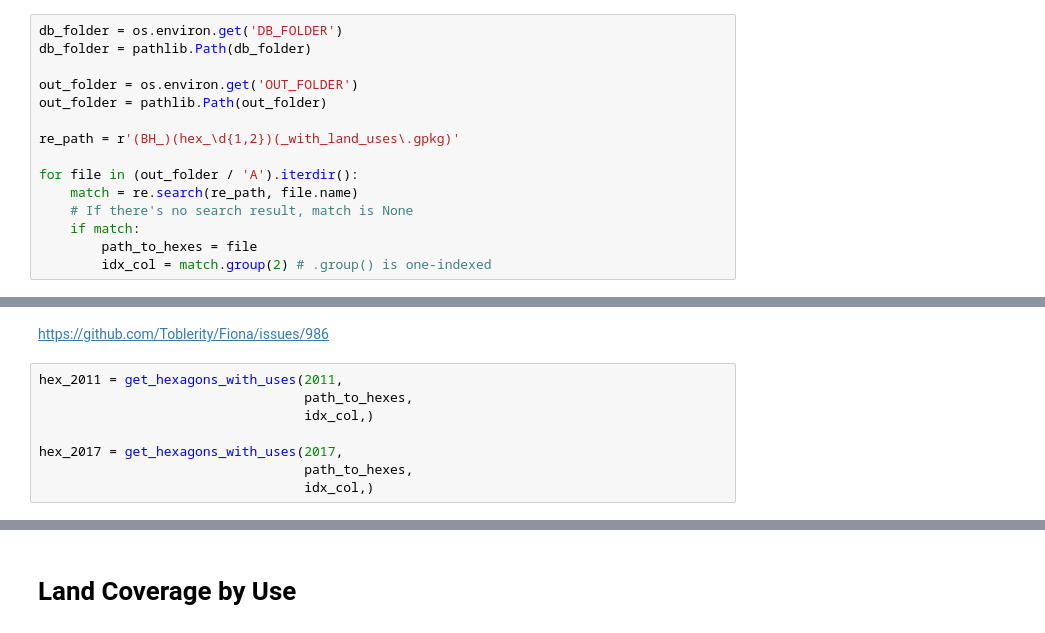
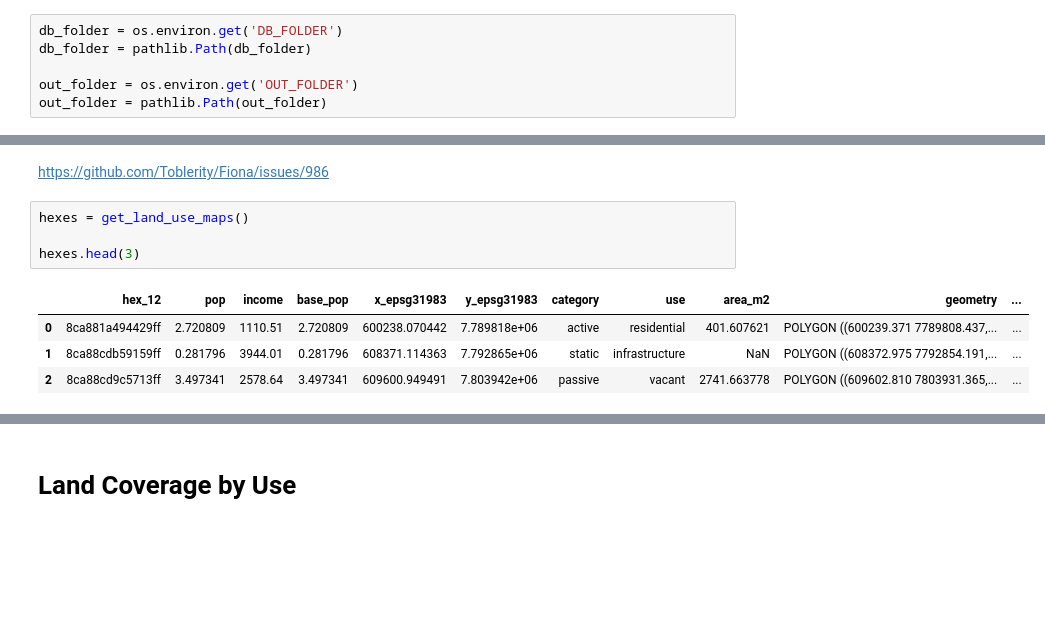
Before and after one commit to zehbrandao/thesis, a Jupyter notebook: C00_empirical_analysis_measures.ipynb, the cells around one changed output, grey strips where cells are left out. Drawn from its saved outputs; the diff is of its cells as text; blank space fills up the shorter version.

```diff
--- a/C00_empirical_analysis_measures.ipynb
+++ b/C00_empirical_analysis_measures.ipynb
@@ -39,13 +42,4 @@ db_folder = pathlib.Path(db_folder)
 
 out_folder = os.environ.get('OUT_FOLDER')
 out_folder = pathlib.Path(out_folder)
-
-re_path = r'(BH_)(hex_\d{1,2})(_with_land_uses\.gpkg)'
-
-for file in (out_folder / 'A').iterdir():
-    match = re.search(re_path, file.name)
-    # If there's no search result, match is None
-    if match:
-        path_to_hexes = file
-        idx_col = match.group(2) # .group() is one-indexed
 # %%
@@ -70,10 +94,11 @@ def get_hexagons_with_uses(year, path, idx_col):
 # %% [markdown]
 https://github.com/Toblerity/Fiona/issues/986
 # %%
-hex_2011 = get_hexagons_with_uses(2011,
-                                  path_to_hexes,
-                                  idx_col,)
+hexes = get_land_use_maps()
 
-hex_2017 = get_hexagons_with_uses(2017,
-                                  path_to_hexes,
-                                  idx_col,)
+hexes.head(3)
+# %% [output]
+|  | hex_12 | pop | income | base_pop | x_epsg31983 | y_epsg31983 | category | use | area_m2 | geometry | ... |
+| 0 | 8ca881a494429ff | 2.720809 | 1110.51 | 2.720809 | 600238.070442 | 7.789818e+06 | active | residential | 401.607621 | POLYGON ((600239.371 7789808.437,... | ... |
+| 1 | 8ca88cdb59159ff | 0.281796 | 3944.01 | 0.281796 | 608371.114363 | 7.792865e+06 | static | infrastructure | NaN | POLYGON ((608372.975 7792854.191,... | ... |
+| 2 | 8ca88cd9c5713ff | 3.497341 | 2578.64 | 3.497341 | 609600.949491 | 7.803942e+06 | passive | vacant | 2741.663778 | POLYGON ((609602.810 7803931.365,... | ... |
```
Also changed, not shown: parts of 24 cells of this notebook, 6 other files.
